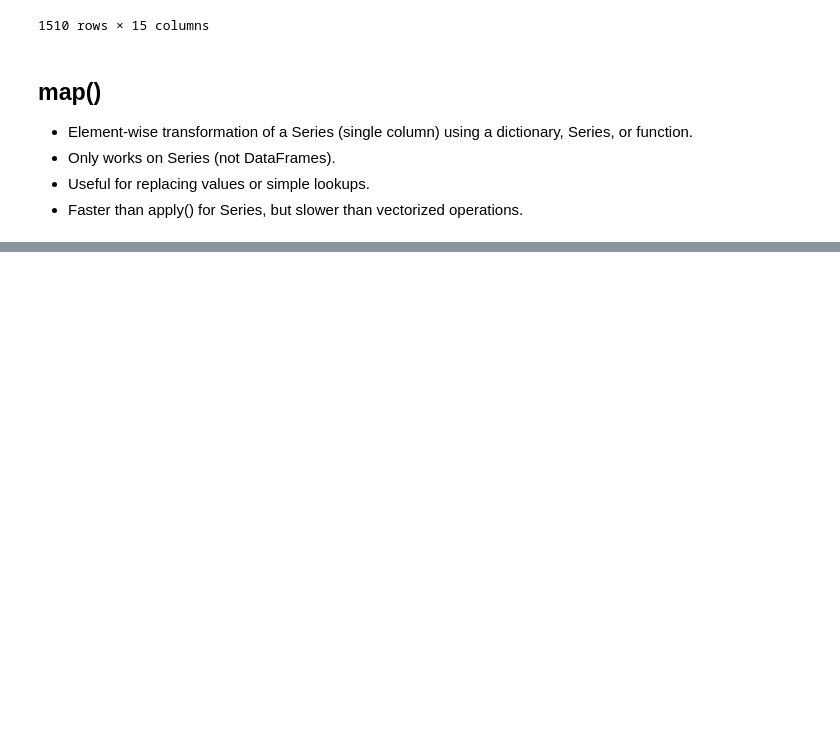
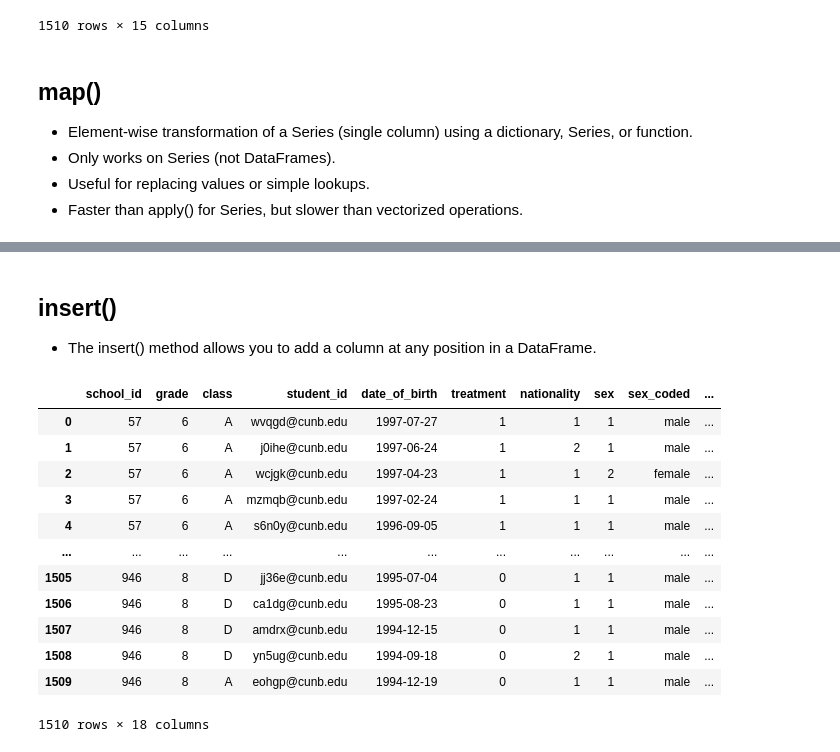
Before and after one commit to MaCoZu/python_notebooks, a Jupyter notebook: Pandas/04_Pandas_Transformations.ipynb, the cells around one changed output, grey strips where cells are left out. Saved outputs shown, nothing was run; the diff lists cells and outputs as text; code cells hidden in the pictures; blank space fills up the shorter version.

```diff
--- a/Pandas/04_Pandas_Transformations.ipynb
+++ b/Pandas/04_Pandas_Transformations.ipynb
@@ -225,0 +233,30 @@ Index(['school_id', 'grade', 'class', 'student_id', 'sex', 'nationality',
+# %% [markdown]
+## insert()
+- The insert() method allows you to add a column at any position in a DataFrame.
+# %%
+condition = (df_b["language_t1"] < 2) & (df_b["language_t2"] < 2)
+
+df_b.insert(
+    loc=11,
+    column="language_extra",
+    value=np.where(
+        condition, (df_b["language_t1"] + df_b["language_t2"]) / 2, df_b["language_t1"]
+    ),
+)
+
+
+df_b
+# %% [output]
+|  | school_id | grade | class | student_id | date_of_birth | treatment | nationality | sex | sex_coded | ... |
+| 0 | 57 | 6 | A | wvqgd@cunb.edu | 1997-07-27 | 1 | 1 | 1 | male | ... |
+| 1 | 57 | 6 | A | j0ihe@cunb.edu | 1997-06-24 | 1 | 2 | 1 | male | ... |
+| 2 | 57 | 6 | A | wcjgk@cunb.edu | 1997-04-23 | 1 | 1 | 2 | female | ... |
+| 3 | 57 | 6 | A | mzmqb@cunb.edu | 1997-02-24 | 1 | 1 | 1 | male | ... |
+| 4 | 57 | 6 | A | s6n0y@cunb.edu | 1996-09-05 | 1 | 1 | 1 | male | ... |
+| ... | ... | ... | ... | ... | ... | ... | ... | ... | ... | ... |
+| 1505 | 946 | 8 | D | jj36e@cunb.edu | 1995-07-04 | 0 | 1 | 1 | male | ... |
+| 1506 | 946 | 8 | D | ca1dg@cunb.edu | 1995-08-23 | 0 | 1 | 1 | male | ... |
+| 1507 | 946 | 8 | D | amdrx@cunb.edu | 1994-12-15 | 0 | 1 | 1 | male | ... |
+| 1508 | 946 | 8 | D | yn5ug@cunb.edu | 1994-09-18 | 0 | 2 | 1 | male | ... |
+| 1509 | 946 | 8 | A | eohgp@cunb.edu | 1994-12-19 | 0 | 1 | 1 | male | ... |
+1510 rows × 18 columns
```
Also changed, not shown: parts of 38 cells of this notebook, 1 other file.
